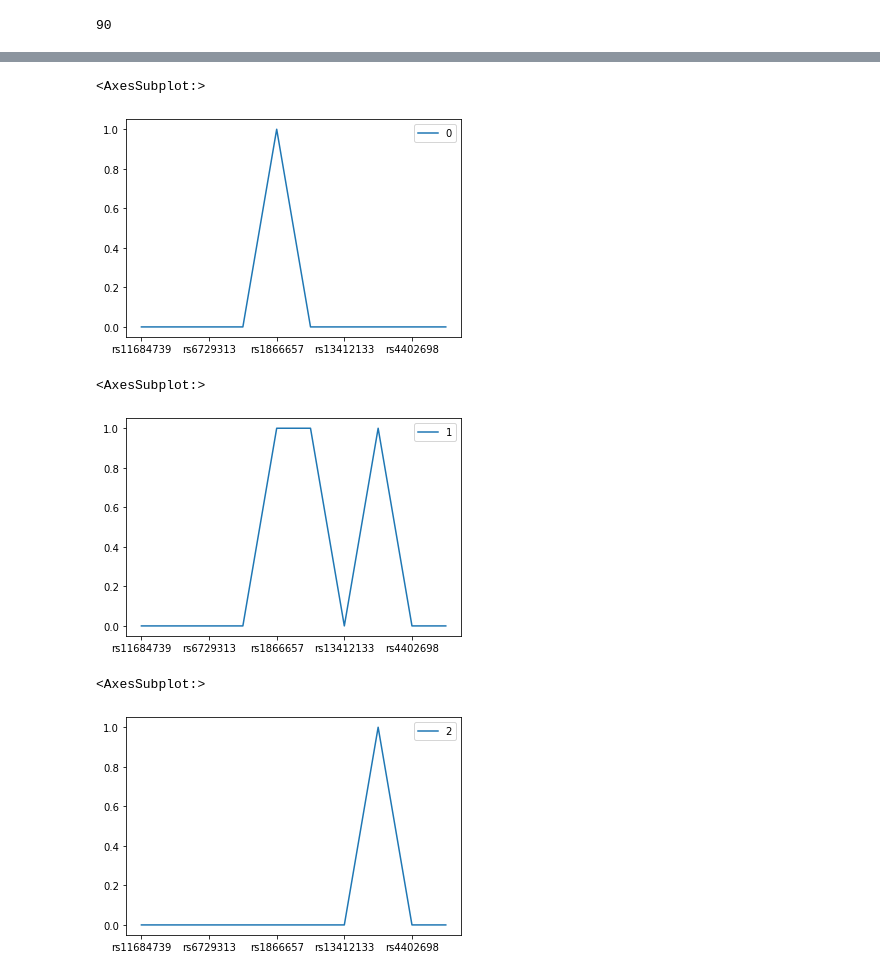
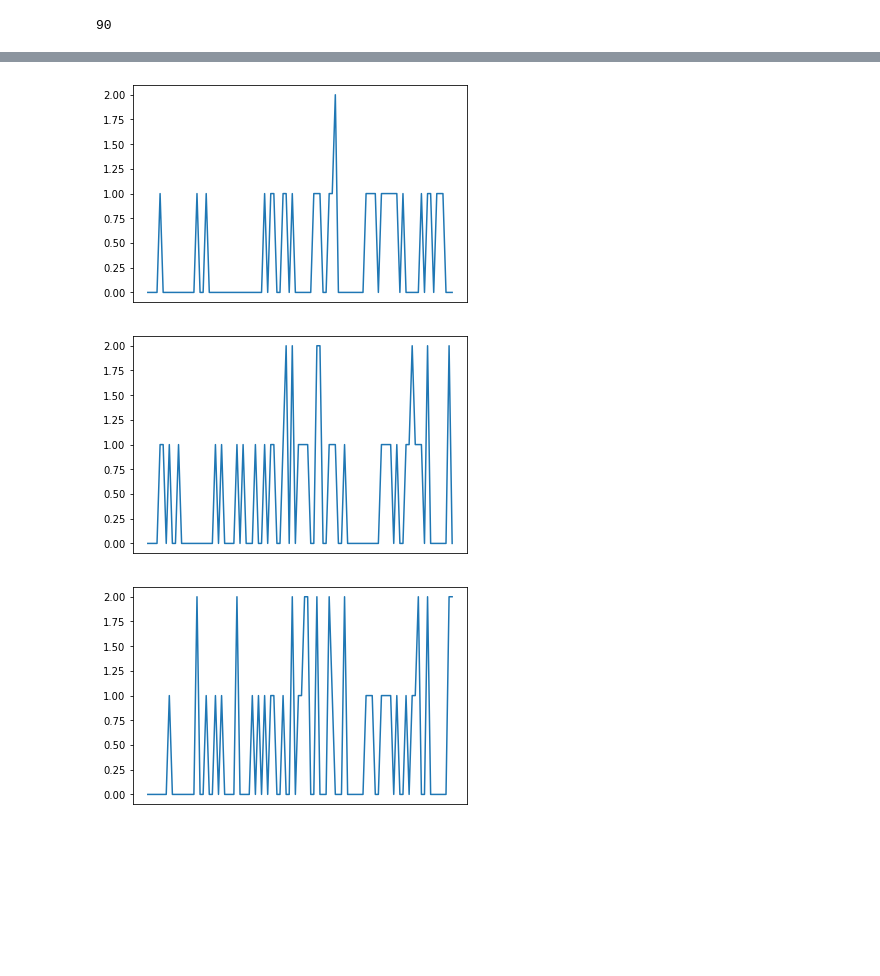
Before and after one commit to EannaCurran/FYP-Time-Series-Classification-For-GWAS-Data, a Jupyter notebook: FPY_SimpleSNP.ipynb, the cells around one changed output, grey strips where cells are left out. Cells and saved outputs as stored; diff of their text form; code cells hidden in the pictures; blank space fills up the shorter version.

```diff
--- a/FPY_SimpleSNP.ipynb
+++ b/FPY_SimpleSNP.ipynb
@@ -46,10 +48,10 @@ for line in lines[1:]:
 
 df = pd.DataFrame(data, columns=columns)
 # %%
-# Only selecting SNPs located on chromosome 2
+# Only selecting 100 SNPs located on chromosome 2
 
-dfAlleles = df.loc[:, "rs11684739":"rs7564109"]
+dfAlleles = df.loc[:, "rs11684739":"rs2521953"]
 dfInfo = df.loc[:, :"PHENOTYPE"]
 df = dfInfo.join(dfAlleles)
-df["PHENOTYPE"]
+len(df.columns)
 # %% [output]
@@ -68,8 +59,8 @@ Name: PHENOTYPE, Length: 89, dtype: object
 # %%
 # Re-encoding SNP of interest
 
-df.loc[df.PHENOTYPE == 2, ['rs2222162']] = 2
-df.loc[df.PHENOTYPE == 1, ['rs2222162']] = 0
+#df.loc[df.PHENOTYPE == 2, ['rs2222162']] = 2
+#df.loc[df.PHENOTYPE == 1, ['rs2222162']] = 0
 # %%
 # Removing ID columns and
 
@@ -77,21 +68,25 @@ phenotype = df.pop("PHENOTYPE")
 dfTest = df.drop(columns=["FID","IID","PAT","MAT","SEX"])
 dfT = dfTest.T
 # %%
+# Visualising entry 1 which is a control
 dfT[0]=dfT[0].astype(float)
-dfT[0].plot(legend=True)
+dfT[0].plot(xlabel=None)
+plt.gca().axes.get_xaxis().set_visible(False)
 # %% [output]
-<AxesSubplot:>
-[figure, old version]
+[figure, new version]
 # %%
+# Visualising entry 2 which is a control
 dfT[1]=dfT[1].astype(float)
-dfT[1].plot(legend=True)
+dfT[1].plot()
+plt.gca().axes.get_xaxis().set_visible(False)
 # %% [output]
-<AxesSubplot:>
-[figure, old version]
+[figure, new version]
 # %%
+# Visualising entry 3 which is a case
+
 dfT[2]=dfT[2].astype(float)
-dfT[2].plot(legend=True)
+dfT[2].plot()
+plt.gca().axes.get_xaxis().set_visible(False)
 # %% [output]
-<AxesSubplot:>
-[figure, old version]
+[figure, new version]
 # %%
```
Also changed, not shown: parts of 9 cells of this notebook.
